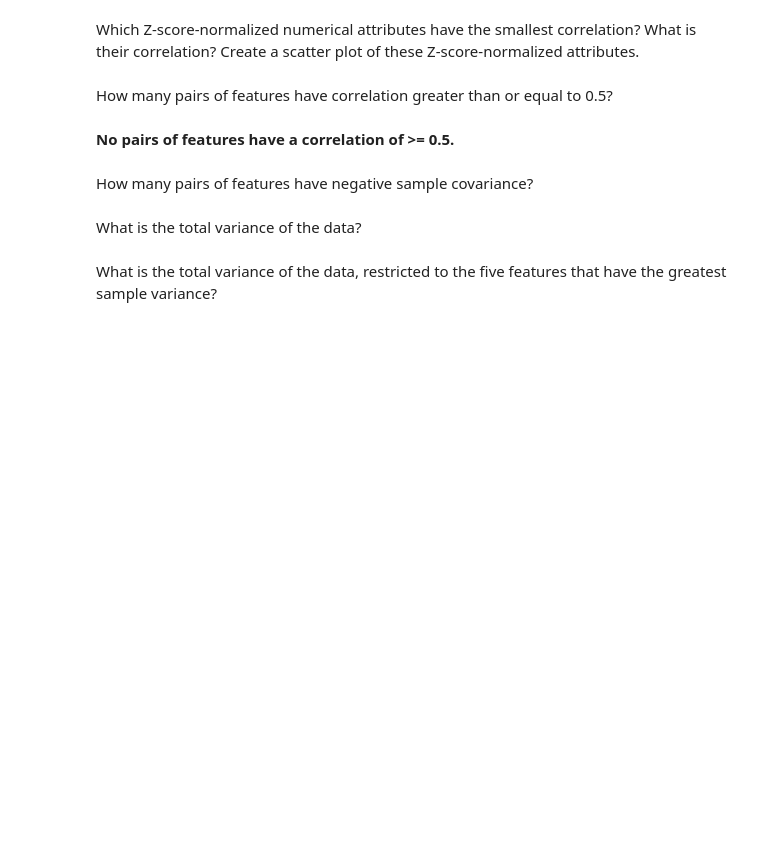
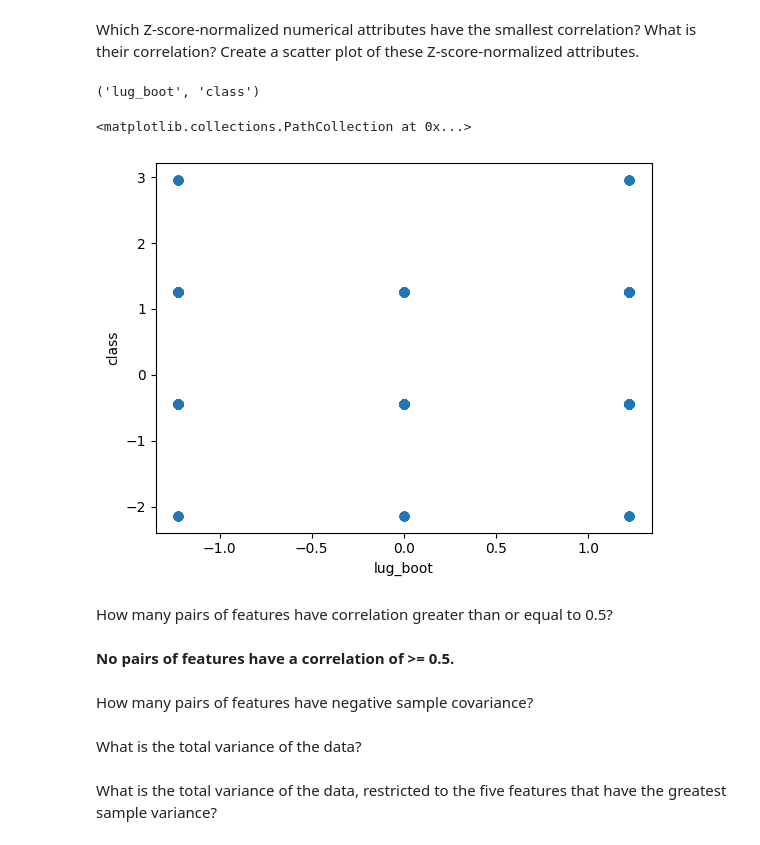
Before and after one commit to Koalafant/csci347_data_mining, a Jupyter notebook: proj_1/one.ipynb, the cells around one changed output. Saved outputs shown, nothing was run; the diff lists cells and outputs as text; code cells hidden in the pictures; blank space fills up the shorter version.

```diff
--- a/proj_1/one.ipynb
+++ b/proj_1/one.ipynb
@@ -277,6 +283,24 @@ array([[-329.99939085, -329.99939085, -328.97772091, ..., -300.7631073 ,
 # %% [markdown]
 Which Z-score-normalized numerical attributes have the smallest correlation? What
 is their correlation? Create a scatter plot of these Z-score-normalized attributes.
+# %%
+np.fill_diagonal(corr_matrix, math.inf)
+corr_flat_idx = corr_matrix.argmin()
+corr_shape_idx = np.unravel_index(corr_flat_idx, df_standard_normalized.shape)
+[corr_label3, corr_label4] = [df_standard_normalized.columns[i] for i in corr_shape_idx]
+
+(corr_label3, corr_label4)
+# %% [output]
+('lug_boot', 'class')
+# %%
+x = df_standard_normalized[corr_label3]
+y = df_standard_normalized[corr_label4]
+plt.xlabel(corr_label3)
+plt.ylabel(corr_label4)
+plt.scatter(x, y)
+# %% [output]
+<matplotlib.collections.PathCollection at 0x...>
+[figure, added]
 # %% [markdown]
 How many pairs of features have correlation greater than or equal to 0.5?
 # %%
```
Also changed, not shown: parts of 8 cells of this notebook.
